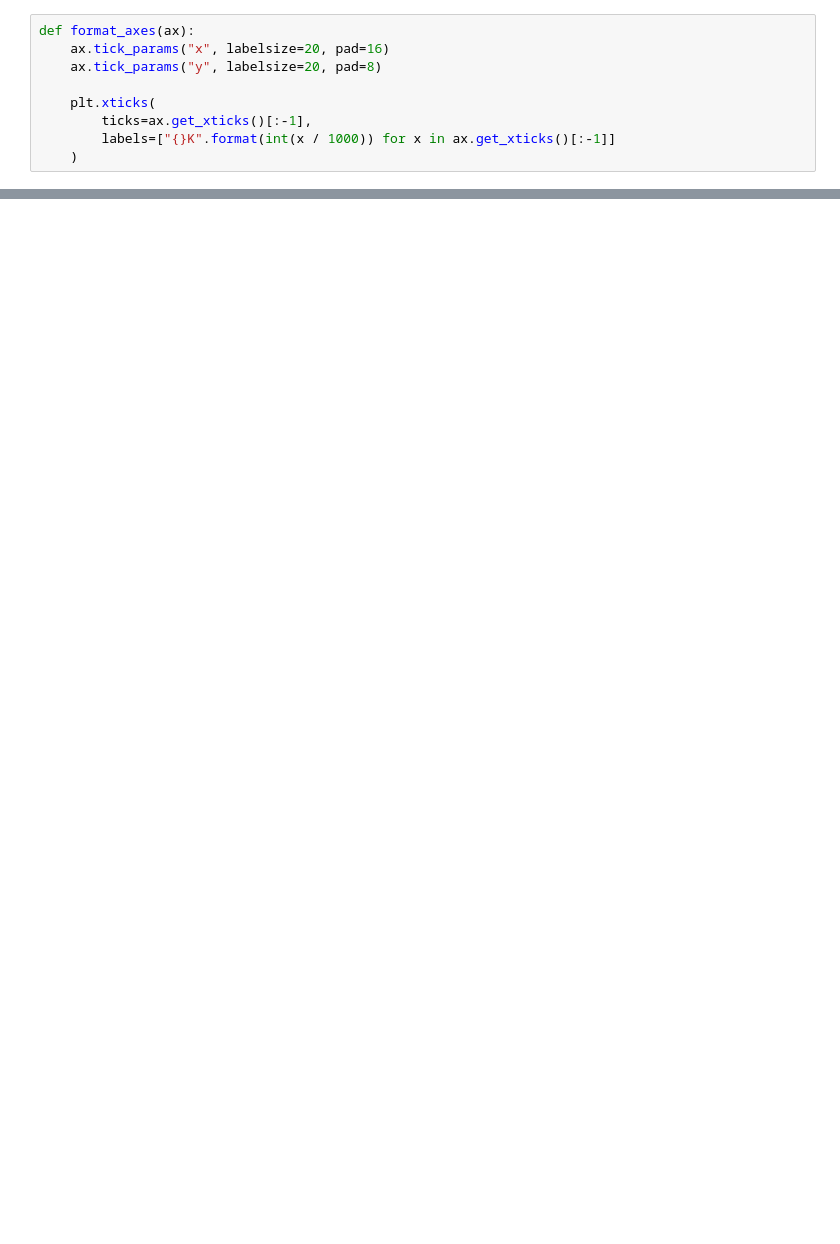
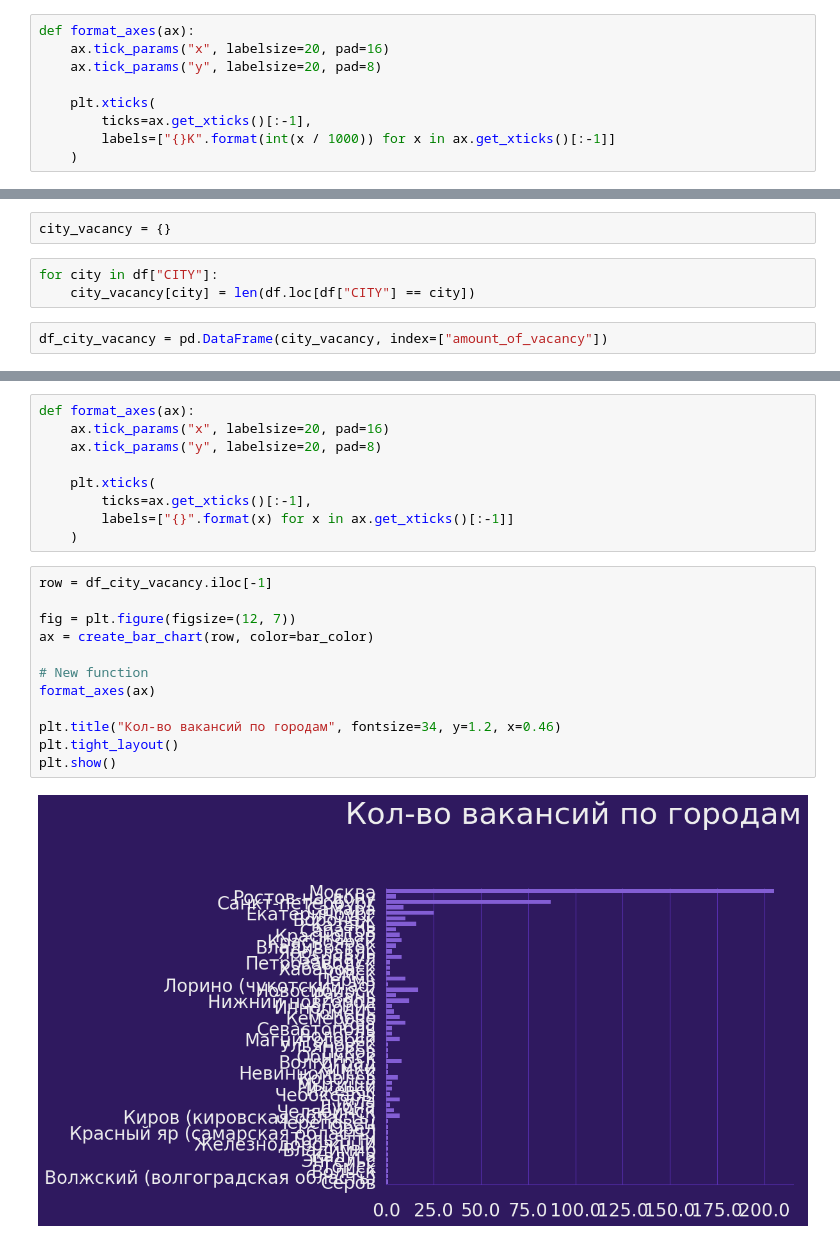
Before and after one commit to sariya23/analysis_hh_vacancies, a Jupyter notebook: main.ipynb, the cells around one changed output, grey strips where cells are left out. Saved outputs shown, nothing was run; the diff lists cells and outputs as text; blank space fills up the shorter version.

```diff
--- a/main.ipynb
+++ b/main.ipynb
@@ -204,0 +207,7 @@ df["SALARY"].std()
+# %%
+city_vacancy = {}
+# %%
+for city in df["CITY"]:
+    city_vacancy[city] = len(df.loc[df["CITY"] == city])
+# %%
+df_city_vacancy = pd.DataFrame(city_vacancy, index=["amount_of_vacancy"])
@@ -204,0 +220,23 @@ df["SALARY"].std()
+# %%
+def format_axes(ax):
+    ax.tick_params("x", labelsize=20, pad=16)
+    ax.tick_params("y", labelsize=20, pad=8)
+
+    plt.xticks(
+        ticks=ax.get_xticks()[:-1],
+        labels=["{}".format(x) for x in ax.get_xticks()[:-1]]
+    )
+# %%
+row = df_city_vacancy.iloc[-1]
+
+fig = plt.figure(figsize=(12, 7))
+ax = create_bar_chart(row, color=bar_color)
+
+# New function
+format_axes(ax)
+
+plt.title("Кол-во вакансий по городам", fontsize=34, y=1.2, x=0.46)
+plt.tight_layout()
+plt.show()
+# %% [output]
+[figure, added]
```
Also changed, not shown: parts of 18 cells of this notebook, 3 other files.
